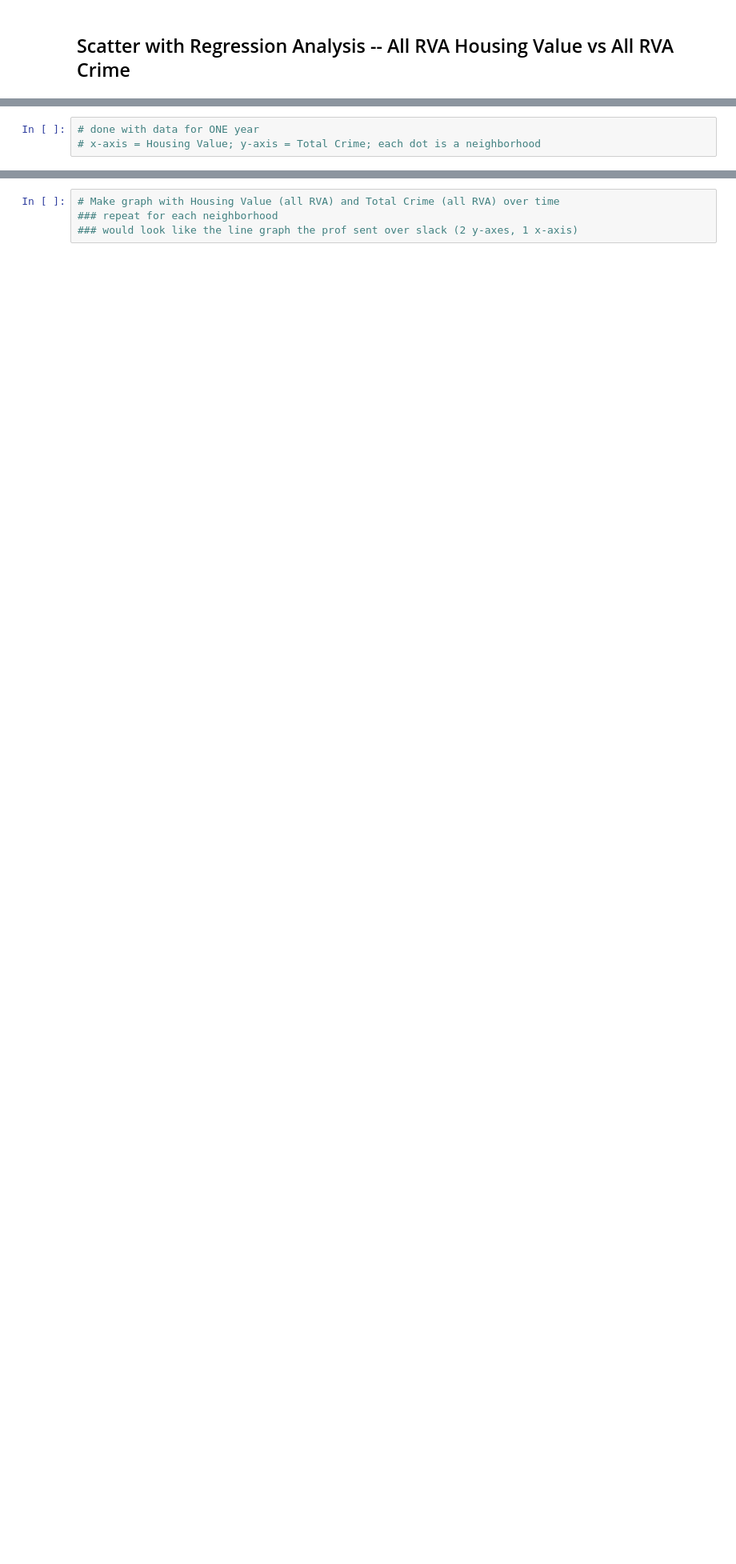
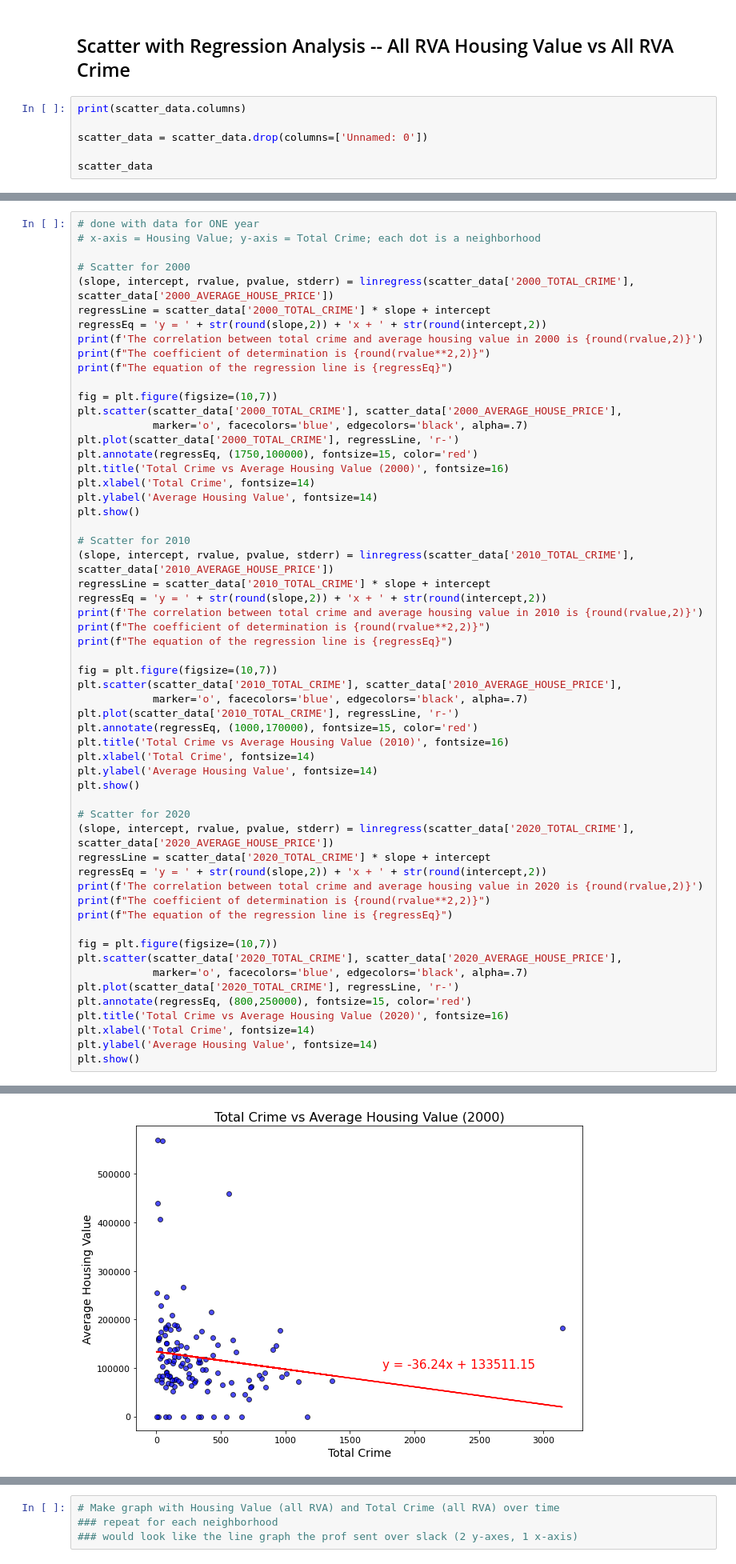
Before and after one commit to anguloag/Gentrification-in-Richmond, a Jupyter notebook: sociotracker_graphs_working.ipynb, the cells around one changed output, grey strips where cells are left out. Shown at 80% size. Cells and saved outputs as stored; diff of their text form; blank space fills up the shorter version.

```diff
--- a/sociotracker_graphs_working.ipynb
+++ b/sociotracker_graphs_working.ipynb
@@ -130,2 +212,8 @@ Index(['YEAR', 'NEIGHBORHOOD_NAME', 'ZIPCODE_1', 'ZIPCODE_2', 'ZIPCODE_3',
 # %% [markdown]
 ## Scatter with Regression Analysis -- All RVA Housing Value vs All RVA Crime
+# %%
+print(scatter_data.columns)
+
+scatter_data = scatter_data.drop(columns=['Unnamed: 0'])
+
+scatter_data
@@ -132,3 +239,58 @@ Index(['YEAR', 'NEIGHBORHOOD_NAME', 'ZIPCODE_1', 'ZIPCODE_2', 'ZIPCODE_3',
 # %%
 # done with data for ONE year
 # x-axis = Housing Value; y-axis = Total Crime; each dot is a neighborhood
+
+# Scatter for 2000
+(slope, intercept, rvalue, pvalue, stderr) = linregress(scatter_data['2000_TOTAL_CRIME'], scatter_data['2000_AVERAGE_HOUSE_PRICE'])
+regressLine = scatter_data['2000_TOTAL_CRIME'] * slope + intercept
+regressEq = 'y = ' + str(round(slope,2)) + 'x + ' + str(round(intercept,2))
+print(f'The correlation between total crime and average housing value in 2000 is {round(rvalue,2)}')
+print(f"The coefficient of determination is {round(rvalue**2,2)}")
+print(f"The equation of the regression line is {regressEq}")
+
+fig = plt.figure(figsize=(10,7))
+plt.scatter(scatter_data['2000_TOTAL_CRIME'], scatter_data['2000_AVERAGE_HOUSE_PRICE'],
+            marker='o', facecolors='blue', edgecolors='black', alpha=.7)
+plt.plot(scatter_data['2000_TOTAL_CRIME'], regressLine, 'r-')
+plt.annotate(regressEq, (1750,100000), fontsize=15, color='red')
+plt.title('Total Crime vs Average Housing Value (2000)', fontsize=16)
+plt.xlabel('Total Crime', fontsize=14)
+plt.ylabel('Average Housing Value', fontsize=14)
+plt.show()
+
+# Scatter for 2010
+(slope, intercept, rvalue, pvalue, stderr) = linregress(scatter_data['2010_TOTAL_CRIME'], scatter_data['2010_AVERAGE_HOUSE_PRICE'])
+regressLine = scatter_data['2010_TOTAL_CRIME'] * slope + intercept
+regressEq = 'y = ' + str(round(slope,2)) + 'x + ' + str(round(intercept,2))
+print(f'The correlation between total crime and average housing value in 2010 is {round(rvalue,2)}')
+print(f"The coefficient of determination is {round(rvalue**2,2)}")
+print(f"The equation of the regression line is {regressEq}")
+
+fig = plt.figure(figsize=(10,7))
+plt.scatter(scatter_data['2010_TOTAL_CRIME'], scatter_data['2010_AVERAGE_HOUSE_PRICE'],
+            marker='o', facecolors='blue', edgecolors='black', alpha=.7)
+plt.plot(scatter_data['2010_TOTAL_CRIME'], regressLine, 'r-')
+plt.annotate(regressEq, (1000,170000), fontsize=15, color='red')
+plt.title('Total Crime vs Average Housing Value (2010)', fontsize=16)
+plt.xlabel('Total Crime', fontsize=14)
+plt.ylabel('Average Housing Value', fontsize=14)
+plt.show()
+
+# Scatter for 2020
+(slope, intercept, rvalue, pvalue, stderr) = linregress(scatter_data['2020_TOTAL_CRIME'], scatter_data['2020_AVERAGE_HOUSE_PRICE'])
+regressLine = scatter_data['2020_TOTAL_CRIME'] * slope + intercept
+regressEq = 'y = ' + str(round(slope,2)) + 'x + ' + str(round(intercept,2))
+print(f'The correlation between total crime and average housing value in 2020 is {round(rvalue,2)}')
+print(f"The coefficient of determination is {round(rvalue**2,2)}")
+print(f"The equation of the regression line is {regressEq}")
+
+fig = plt.figure(figsize=(10,7))
+plt.scatter(scatter_data['2020_TOTAL_CRIME'], scatter_data['2020_AVERAGE_HOUSE_PRICE'],
+            marker='o', facecolors='blue', edgecolors='black', alpha=.7)
+plt.plot(scatter_data['2020_TOTAL_CRIME'], regressLine, 'r-')
+plt.annotate(regressEq, (800,250000), fontsize=15, color='red')
+plt.title('Total Crime vs Average Housing Value (2020)', fontsize=16)
+plt.xlabel('Total Crime', fontsize=14)
+plt.ylabel('Average Housing Value', fontsize=14)
+plt.show()
+# %% [output]
@@ -134,0 +300 @@ Index(['YEAR', 'NEIGHBORHOOD_NAME', 'ZIPCODE_1', 'ZIPCODE_2', 'ZIPCODE_3',
+[figure, added]
```
Also changed, not shown: parts of 14 cells of this notebook, 17 other files.
